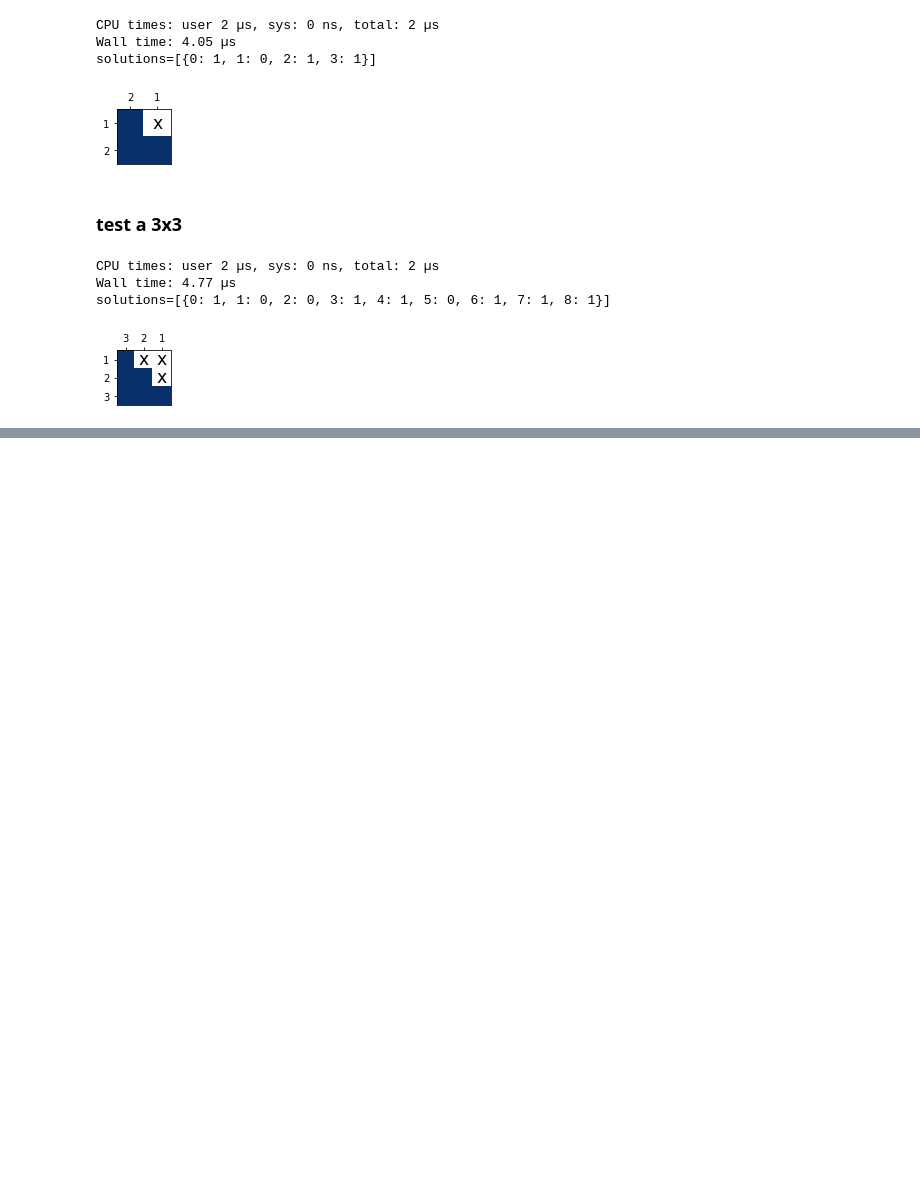
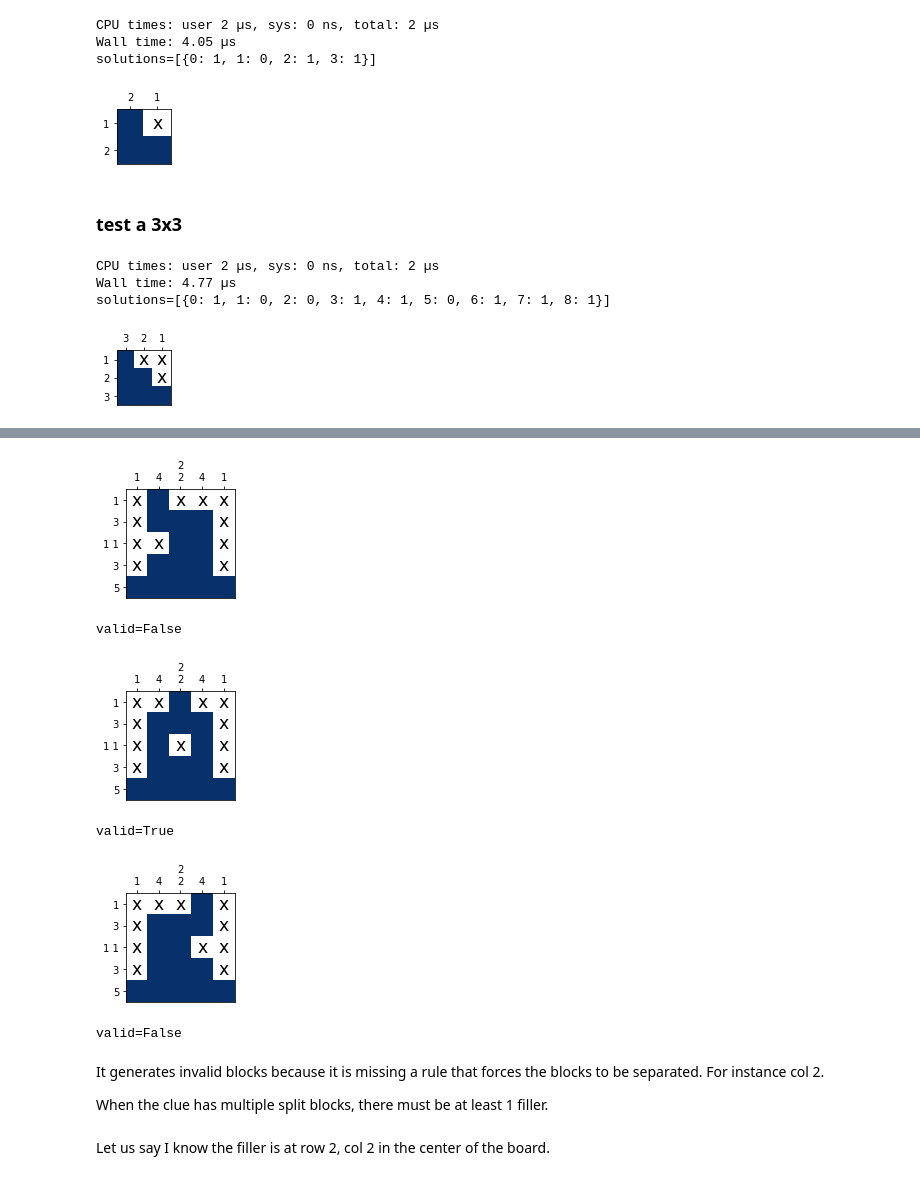
Before and after one commit to cfalguiere/python_experiments, a Jupyter notebook: nono/06-ProgrammingWithContraints.ipynb, the cells around one changed output, grey strips where cells are left out. Drawn from its saved outputs; the diff is of its cells as text; code cells hidden in the pictures; blank space fills up the shorter version.

```diff
--- a/nono/06-ProgrammingWithContraints.ipynb
+++ b/nono/06-ProgrammingWithContraints.ipynb
@@ -451,0 +910,34 @@ solutions=[{0: 1, 1: 0, 2: 0, 3: 1, 4: 1, 5: 0, 6: 1, 7: 1, 8: 1}]
+# %%
+# create a variable for each cell
+# name are rNNcMM where NN stand for row number and MM stand for col number
+var_names = [f"r{r:02d}c{c:02d}" for c in range(nc) for r in range(nr)]
+for name in var_names:
+    problem.addVariable(name, [0,1])
+# %%
+# all cells of a row add up to the clue for the row
+# the clus is expressed as a list of one integer
+for r in range(nr):
+    target = clues_rows[r][0]
+    if len(clues_rows[r]) > 1:
+        # split blocks: all the cells of the row sum up to the sum of clues
+        target = sum(clues_rows[r])
+
+    problem.addConstraint(
+         ExactSumConstraint(target),
+         [name for name in var_names if f"r{r:02d}" in name])
+
+
+# all cells of a col add up to the clue for the col
+# the clus is expressed as a list of one integer
+for c in range(nc):
+    target = clues_cols[c][0]
+    if len(clues_cols[c]) > 1:
+        # split blocks: all the cells of the col sum up to the sum of clues
+        target = sum(clues_cols[c])
+
+    problem.addConstraint(
+         ExactSumConstraint(target),
+         [name for name in var_names if f"c{c:02d}" in name])
+# %%
+solutions = problem.getSolutions()
+solutions
@@ -451,0 +962,23 @@ solutions=[{0: 1, 1: 0, 2: 0, 3: 1, 4: 1, 5: 0, 6: 1, 7: 1, 8: 1}]
+# %%
+for solution in solutions:
+    board5x5s = Board(puzzle5x5s)
+    plotter5x5s = BoardPlotter(board5x5s)
+
+    board5x5s.states.flat[:] = list(solution.values())
+
+    plotter5x5s.show()
+
+    print(f"valid={board5x5s.is_done()}")
+# %% [output]
+[figure, added]
+valid=False
+[figure, added]
+valid=True
+[figure, added]
+valid=False
+# %% [markdown]
+It generates invalid blocks because it is missing a rule that forces the blocks to be separated. For instance col 2.
+
+When the clue has multiple split blocks, there must be at least 1 filler.
+# %% [markdown]
+Let us say I know the filler is at row 2, col 2 in the center of the board.
```
Also changed, not shown: parts of 103 cells of this notebook.
